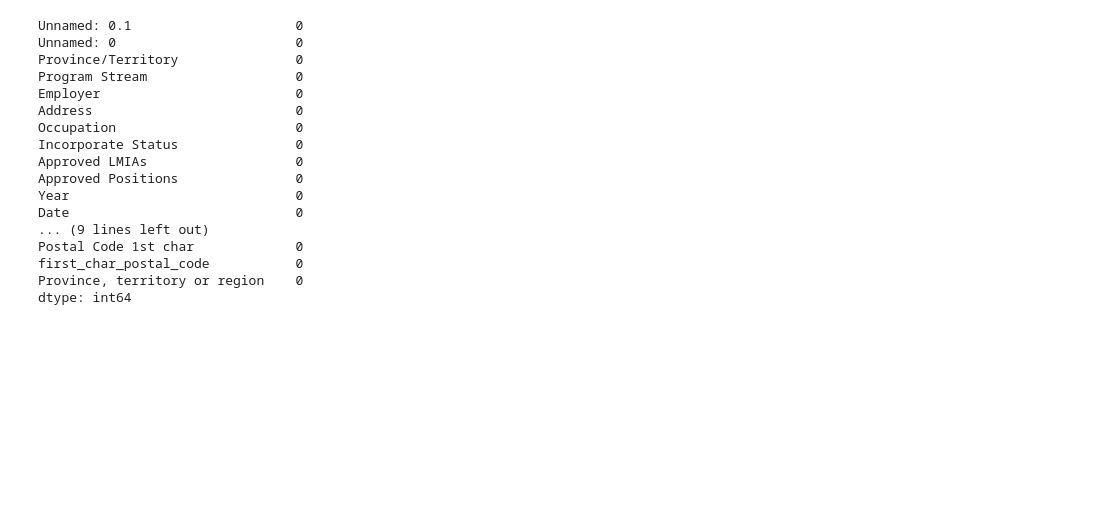
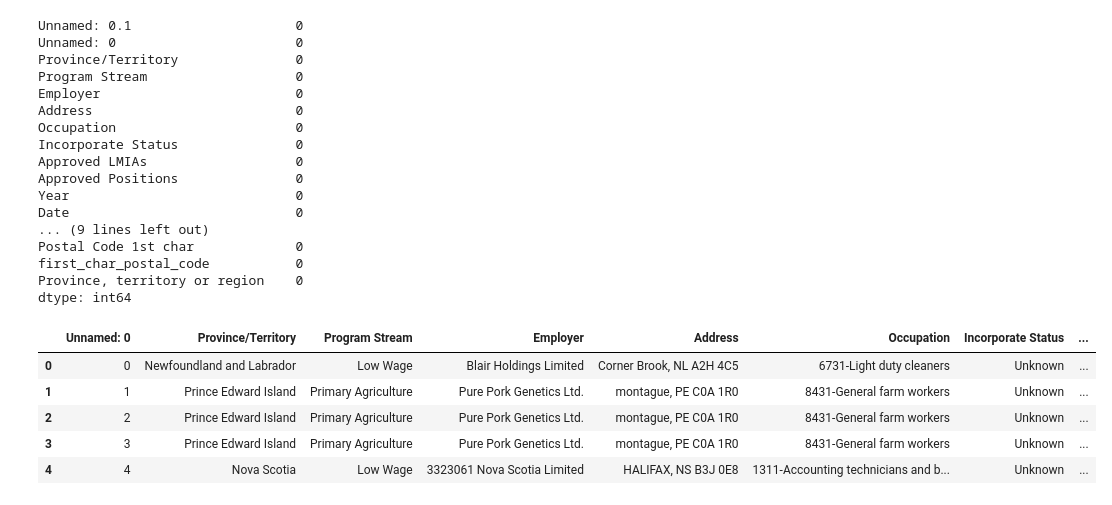
Before and after one commit to shubhleendhaka/Labor-Market-Analysis, a Jupyter notebook: Amin/main.ipynb, the cells around one changed output. Cells and saved outputs as stored; diff of their text form; code cells hidden in the pictures; blank space fills up the shorter version.

```diff
--- a/Amin/main.ipynb
+++ b/Amin/main.ipynb
@@ -688,3 +690,13 @@ Postal Code 1st char             0
 first_char_postal_code           0
 Province, territory or region    0
 dtype: int64
+# %%
+negative_lmia_5 = pd.read_csv('negative_lmia_5-digit.csv', low_memory=False)
+negative_lmia_5.head()
+# %% [output]
+|  | Unnamed: 0 | Province/Territory | Program Stream | Employer | Address | Occupation | Incorporate Status | ... |
+| 0 | 0 | Newfoundland and Labrador | Low Wage | Blair Holdings Limited | Corner Brook, NL A2H 4C5 | 6731-Light duty cleaners | Unknown | ... |
+| 1 | 1 | Prince Edward Island | Primary Agriculture | Pure Pork Genetics Ltd. | montague, PE C0A 1R0 | 8431-General farm workers | Unknown | ... |
+| 2 | 2 | Prince Edward Island | Primary Agriculture | Pure Pork Genetics Ltd. | montague, PE C0A 1R0 | 8431-General farm workers | Unknown | ... |
+| 3 | 3 | Prince Edward Island | Primary Agriculture | Pure Pork Genetics Ltd. | montague, PE C0A 1R0 | 8431-General farm workers | Unknown | ... |
+| 4 | 4 | Nova Scotia | Low Wage | 3323061 Nova Scotia Limited | HALIFAX, NS B3J 0E8 | 1311-Accounting technicians and b... | Unknown | ... |
```
Also changed, not shown: parts of 5 cells of this notebook, 1 other file.
